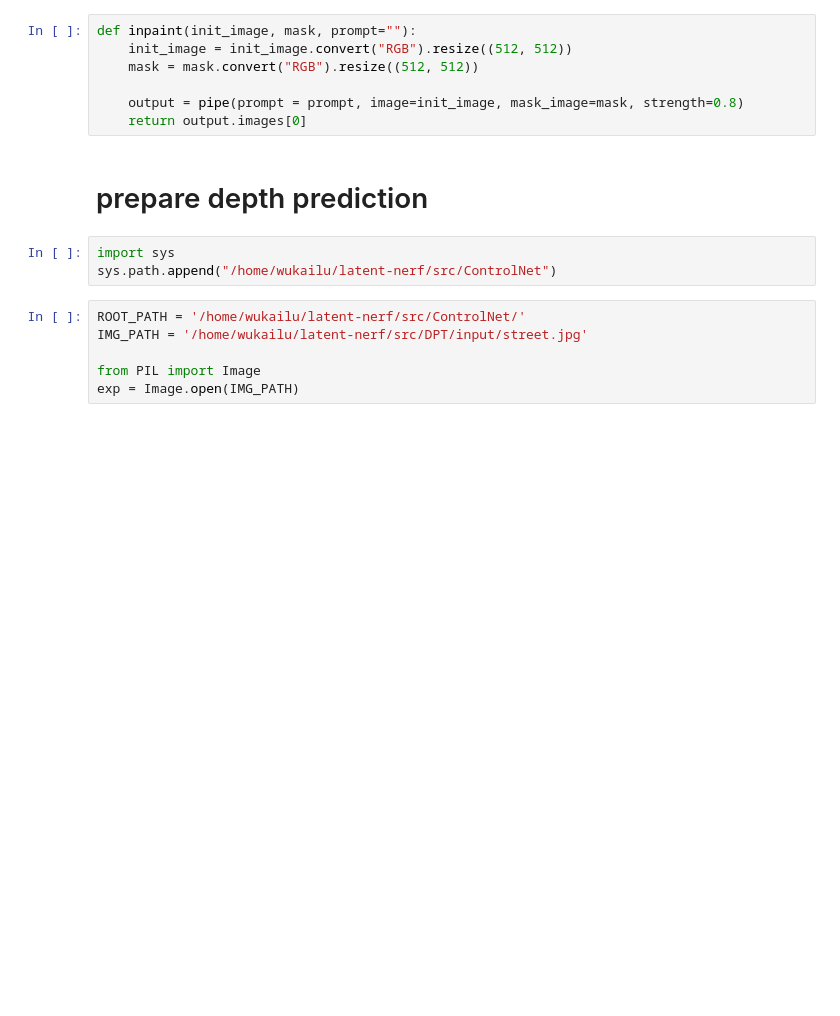
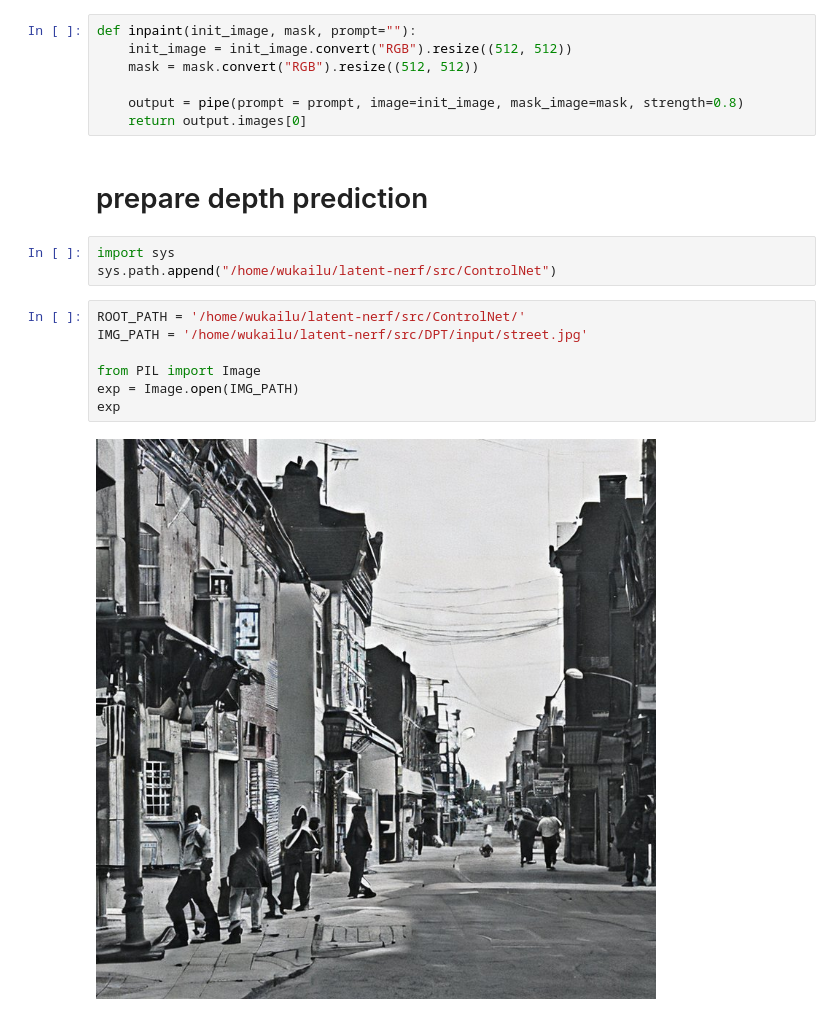
Before and after one commit to wukailu/latent-nerf, a Jupyter notebook: src/new_code.ipynb, the cells around one changed output. Cells and saved outputs as stored; diff of their text form; blank space fills up the shorter version.

```diff
--- a/src/new_code.ipynb
+++ b/src/new_code.ipynb
@@ -35,6 +36,9 @@ sys.path.append("/home/wukailu/latent-nerf/src/ControlNet")
 # %%
 ROOT_PATH = '/home/wukailu/latent-nerf/src/ControlNet/'
 IMG_PATH = '/home/wukailu/latent-nerf/src/DPT/input/street.jpg'
 
 from PIL import Image
 exp = Image.open(IMG_PATH)
+exp
+# %% [output]
+[figure, added]
```
Also changed, not shown: parts of 16 cells of this notebook, 1 other file.
